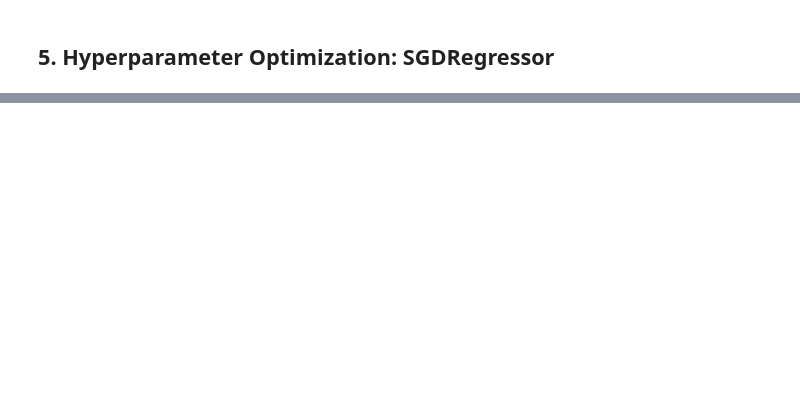
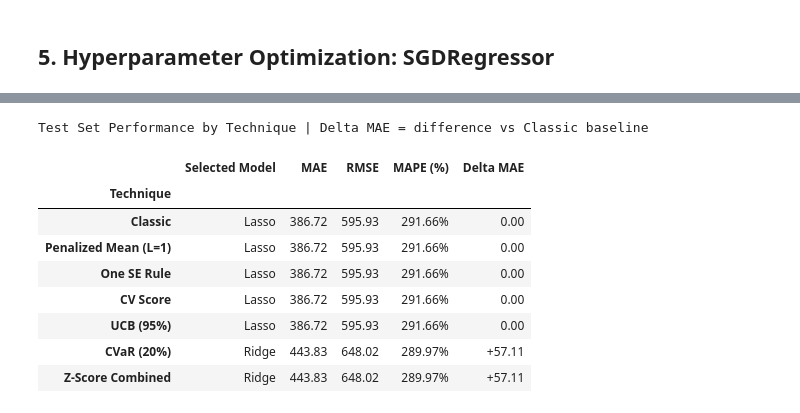
Before and after one commit to metedogan/tlc-trip-record-data-project, a Jupyter notebook: notebooks/06_modelling_hyperparameter_optimization.ipynb, the cells around one changed output, grey strips where cells are left out. Cells and saved outputs as stored; diff of their text form; code cells hidden in the pictures; blank space fills up the shorter version.

```diff
--- a/notebooks/06_modelling_hyperparameter_optimization.ipynb
+++ b/notebooks/06_modelling_hyperparameter_optimization.ipynb
@@ -442,0 +520,60 @@ Model metadata saved successfully.
+# %%
+comparison_rows = []
+for tech, model in technique_map.items():
+    row = {'Technique': tech, 'Selected Model': model}
+    row.update({k: v for k, v in test_metrics_all[model].items()})
+    comparison_rows.append(row)
+
+comparison_df = pd.DataFrame(comparison_rows).set_index('Technique')
+classic_mae_val = comparison_df.loc['Classic', 'MAE']
+comparison_df['Delta MAE'] = comparison_df['MAE'] - classic_mae_val
+
+def _delta_style(val):
+    if val < -0.5:
+        return 'background-color: #d5f5e3; color: #1a7a4a; font-weight: bold'
+    if val > 0.5:
+        return 'background-color: #fde8e8; color: #c0392b; font-weight: bold'
+    return 'color: #7f8c8d'
+
+def _fmt_delta(val):
+    return f'+{val:.2f}' if val > 0 else f'{val:.2f}'
+
+_header = [
+    ('background-color', '#2c3e50'), ('color', 'white'),
+    ('font-size', '13px'), ('text-align', 'center'), ('padding', '10px 14px'),
+]
+_cell = [
+    ('font-size', '13px'), ('text-align', 'center'),
+    ('padding', '8px 14px'), ('border-bottom', '1px solid #eaecee'),
+]
+
+display(
+    comparison_df.style
+    .map(_model_badge, subset=['Selected Model'])
+    .map(_delta_style,  subset=['Delta MAE'])
+    .background_gradient(subset=['MAE'],      cmap='RdYlGn_r', axis=0)
+    .background_gradient(subset=['RMSE'],     cmap='RdYlGn_r', axis=0)
+    .background_gradient(subset=['MAPE (%)'], cmap='RdYlGn_r', axis=0)
+    .format({'MAE': '{:.2f}', 'RMSE': '{:.2f}', 'MAPE (%)': '{:.2f}%',
+             'Delta MAE': _fmt_delta})
+    .set_caption('Test Set Performance by Technique  |  Delta MAE = difference vs Classic baseline')
+    .set_table_styles([
+        {'selector': 'thead th', 'props': _header},
+        {'selector': 'td',       'props': _cell},
+        {'selector': 'caption',  'props': [
+            ('font-size', '14px'), ('font-weight', 'bold'), ('color', '#2c3e50'),
+            ('padding-bottom', '10px'), ('text-align', 'left'),
+        ]},
+    ])
+)
+# %% [output]
+Test Set Performance by Technique | Delta MAE = difference vs Classic baseline
+|  | Selected Model | MAE | RMSE | MAPE (%) | Delta MAE |
+| Technique |  |  |  |  |  |
+| Classic | Lasso | 386.72 | 595.93 | 291.66% | 0.00 |
+| Penalized Mean (L=1) | Lasso | 386.72 | 595.93 | 291.66% | 0.00 |
+| One SE Rule | Lasso | 386.72 | 595.93 | 291.66% | 0.00 |
+| CV Score | Lasso | 386.72 | 595.93 | 291.66% | 0.00 |
+| UCB (95%) | Lasso | 386.72 | 595.93 | 291.66% | 0.00 |
+| CVaR (20%) | Ridge | 443.83 | 648.02 | 289.97% | +57.11 |
+| Z-Score Combined | Ridge | 443.83 | 648.02 | 289.97% | +57.11 |
```
Also changed, not shown: parts of 21 cells of this notebook, 7 other files.
